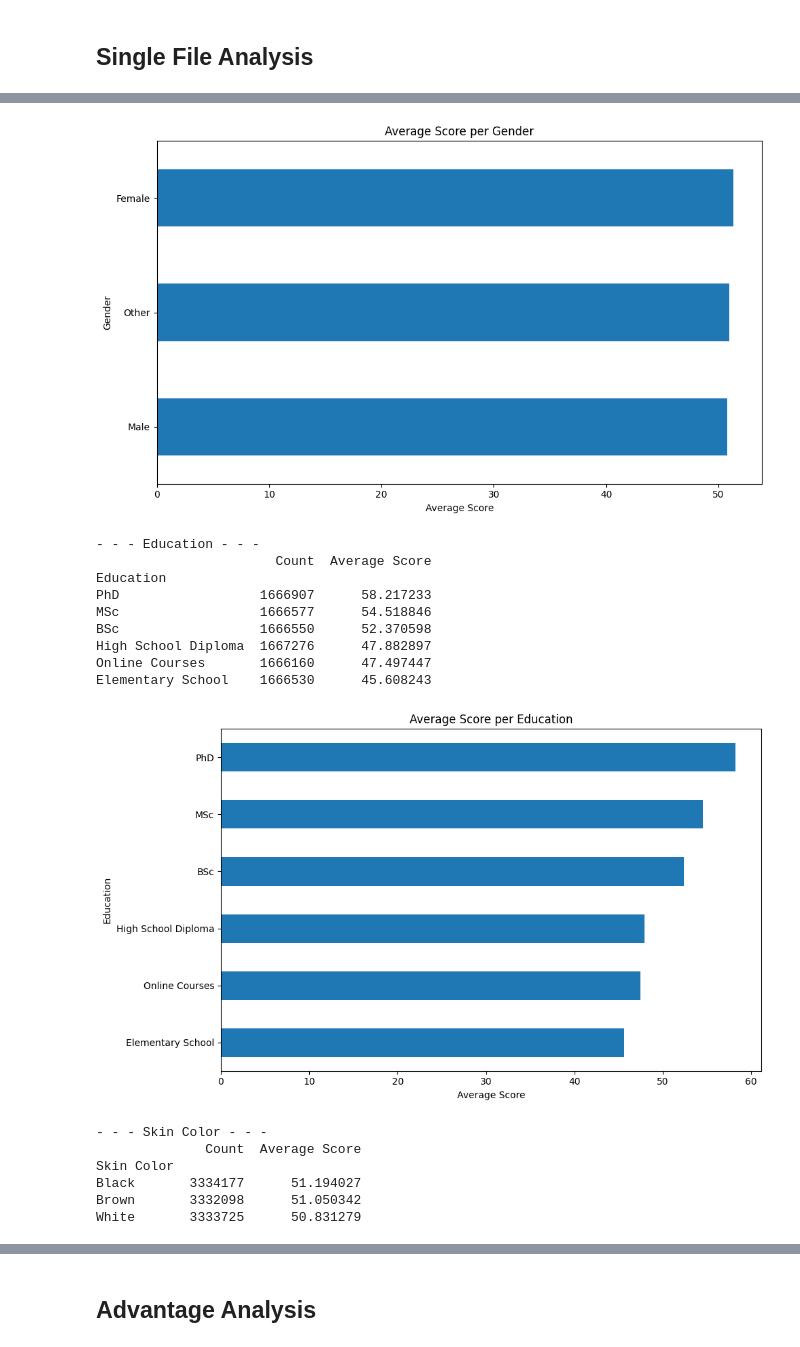
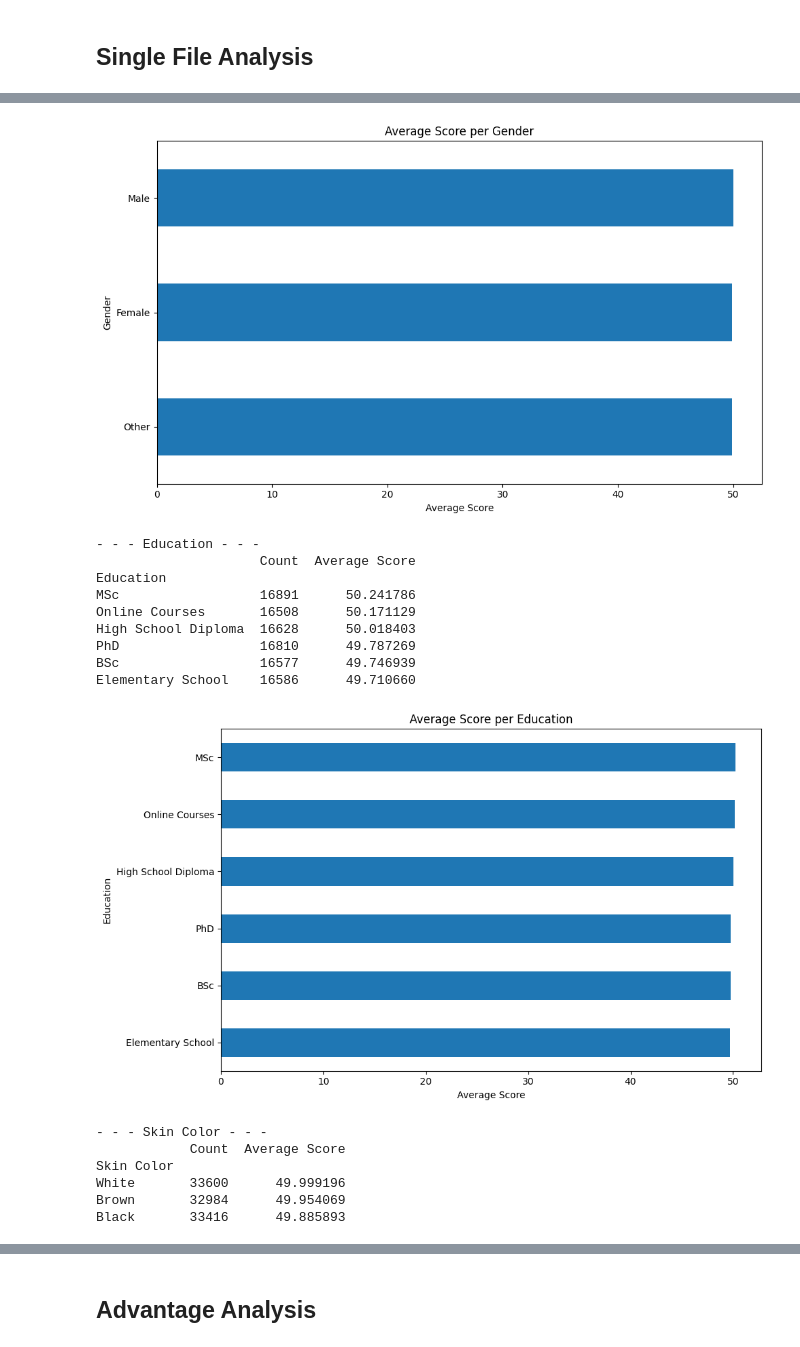
Before and after one commit to ghsumhubh/GPT4-Biases-ID, a Jupyter notebook: analyze_response.ipynb, the cells around one changed output, grey strips where cells are left out. Cells and saved outputs as stored; diff of their text form; code cells hidden in the pictures.

```diff
--- a/analyze_response.ipynb
+++ b/analyze_response.ipynb
@@ -30,0 +29,32 @@ def get_csv_count_from_folder(folder_path):
+# %%
+def get_all_csv_files_in_folder(folder):
+    # Initialize an empty list to hold the file names
+    csv_files = []
+    # Iterate over all files in the folder
+    for file in os.listdir(folder):
+        # If the file is a CSV file, add its name to the list
+        if file.endswith('.csv'):
+            csv_files.append(file)
+
+    # order the list of files by extracting the first number in the file name
+    csv_files.sort(key=extract_first_number)
+
+    # concact the folder path to the file name
+    csv_files = [os.path.join(folder, file) for file in csv_files]
+
+
+    return csv_files
+# %%
+def get_all_csv_files_for_experiment(experiment):
+    if experiment == 'part a':
+        return get_all_csv_files_in_folder('responses/part a')
+    elif experiment == 'part b':
+        files = get_all_csv_files_in_folder('responses/part a')
+        files.extend(get_all_csv_files_in_folder('responses/part b'))
+        return files
+    elif experiment == 'color':
+        return get_all_csv_files_in_folder('responses/color')
+    elif experiment == 'utensil':
+        return get_all_csv_files_in_folder('responses/utensil')
+    elif experiment == 'gibberish':
+        return get_all_csv_files_in_folder('responses/gibberish')
@@ -31,12 +65,11 @@ def get_csv_count_from_folder(folder_path):
 # %% [markdown]
 ## Single File Analysis
+# %%
+EXPERIMENT = 'part b'
+CSV_NUMBER = 21
 # %%
-GPT_ANSWER_FOLDER = 'responses/part b'
-ORIGINAL_FILES_FOLDER = 'original_people/'
-
-df = get_concacted_df_from_folder(GPT_ANSWER_FOLDER)
-#df, name = get_i_df_from_folder(GPT_ANSWER_FOLDER, 19)
-#print(name)
+csv_names = get_all_csv_files_for_experiment(EXPERIMENT)
+df = pd.read_csv(csv_names[CSV_NUMBER])
 
 exclude_columns = ['Name', 'Score']
 
@@ -78,17 +111,17 @@ Male    3333213      50.796969
-[figure, old version]
+[figure, new version]
 - - - Education - - -
-                       Count  Average Score
+                     Count  Average Score
 Education
-PhD                  1666907      58.217233
-MSc                  1666577      54.518846
-BSc                  1666550      52.370598
-High School Diploma  1667276      47.882897
-Online Courses       1666160      47.497447
-Elementary School    1666530      45.608243
+MSc                  16891      50.241786
+Online Courses       16508      50.171129
+High School Diploma  16628      50.018403
+PhD                  16810      49.787269
+BSc                  16577      49.746939
+Elementary School    16586      49.710660
-[figure, old version]
+[figure, new version]
 - - - Skin Color - - -
-              Count  Average Score
+            Count  Average Score
 Skin Color
-Black       3334177      51.194027
-Brown       3332098      51.050342
-White       3333725      50.831279
+White       33600      49.999196
+Brown       32984      49.954069
+Black       33416      49.885893
```
Also changed, not shown: parts of 10 cells of this notebook.
